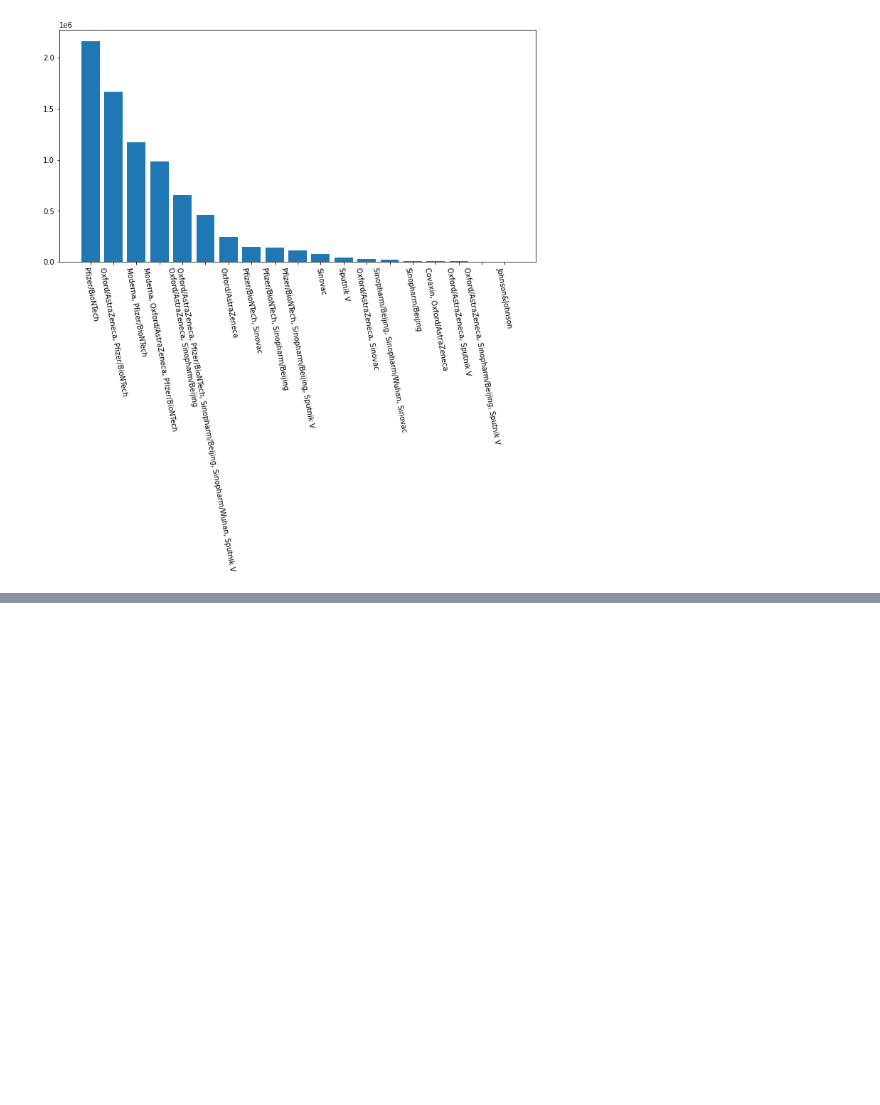
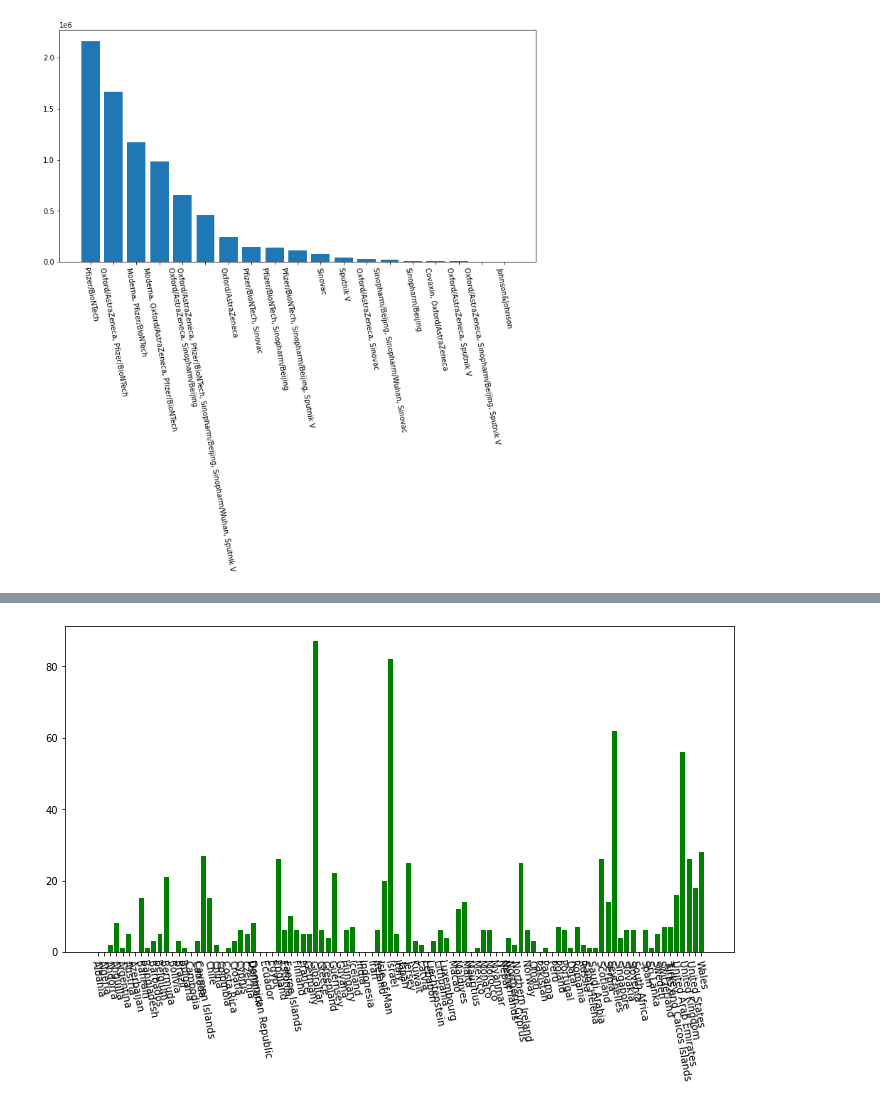
Before and after one commit to heyrobin/Python, a Jupyter notebook: Covid 19 Vaccination Data Analysis.ipynb, the cells around one changed output, grey strips where cells are left out. Drawn from its saved outputs; the diff is of its cells as text; code cells hidden in the pictures; blank space fills up the shorter version.

```diff
--- a/Covid 19 Vaccination Data Analysis.ipynb
+++ b/Covid 19 Vaccination Data Analysis.ipynb
@@ -260,0 +290,8 @@ df.groupby(['country']).sum()['total_vaccinations_per_hundred'].sort_values(asce
+# %%
+plt.figure(figsize=(12,6))
+plt.bar(df.country,df.people_fully_vaccinated_per_hundred, color='red')
+plt.bar(df.country,df.people_vaccinated_per_hundred, color='blue')
+plt.bar(df.country,df.total_vaccinations_per_hundred, color='green');
+plt.xticks(rotation = 280);
+# %% [output]
+[figure, added]
```
Also changed, not shown: parts of 18 cells of this notebook.
